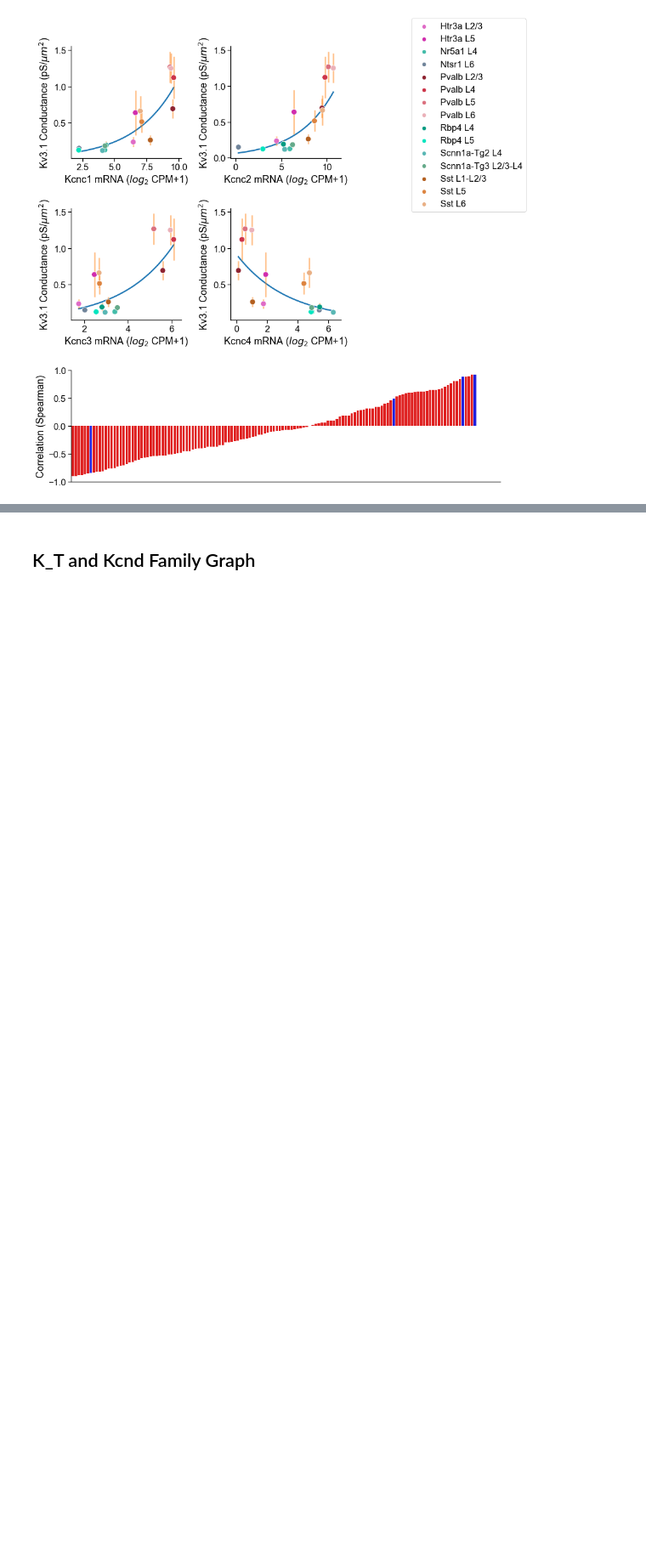
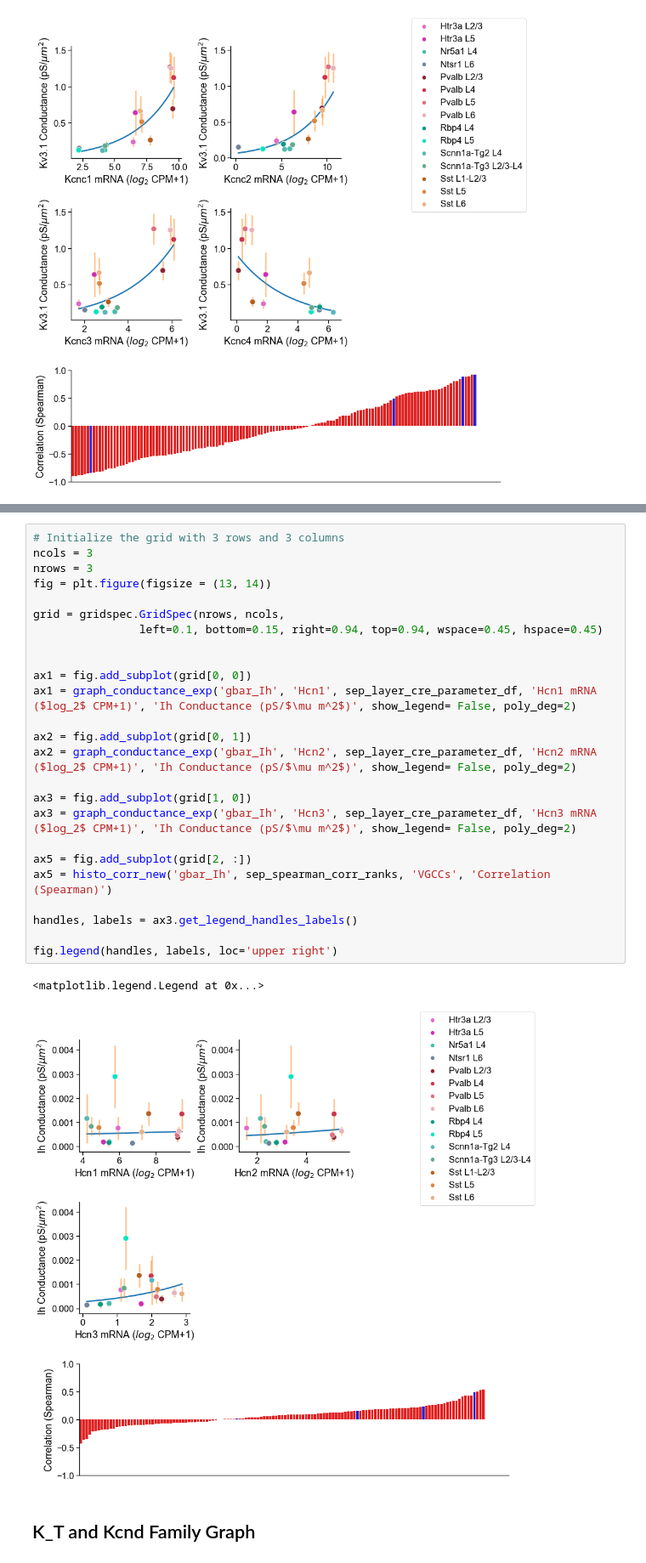
Before and after one commit to allen19981/Conductance_Parameter, a Jupyter notebook: Conductance parameter x Gene expression Graphs.ipynb, the cells around one changed output, grey strips where cells are left out. Shown at 85% size. Drawn from its saved outputs; the diff is of its cells as text; blank space fills up the shorter version.

```diff
--- a/Conductance parameter x Gene expression Graphs.ipynb
+++ b/Conductance parameter x Gene expression Graphs.ipynb
@@ -358,3 +342,31 @@ fig.legend(handles, labels, loc='upper right')
+# %%
+# Initialize the grid with 3 rows and 3 columns
+ncols = 3
+nrows = 3
+fig = plt.figure(figsize = (13, 14))
+
+grid = gridspec.GridSpec(nrows, ncols,
+                left=0.1, bottom=0.15, right=0.94, top=0.94, wspace=0.45, hspace=0.45)
+
+
+ax1 = fig.add_subplot(grid[0, 0])
+ax1 = graph_conductance_exp('gbar_Ih', 'Hcn1', sep_layer_cre_parameter_df, 'Hcn1 mRNA ($log_2$ CPM+1)', 'Ih Conductance (pS/$\mu m^2$)', show_legend= False, poly_deg=2)
+
+ax2 = fig.add_subplot(grid[0, 1])
+ax2 = graph_conductance_exp('gbar_Ih', 'Hcn2', sep_layer_cre_parameter_df, 'Hcn2 mRNA ($log_2$ CPM+1)', 'Ih Conductance (pS/$\mu m^2$)', show_legend= False, poly_deg=2)
+
+ax3 = fig.add_subplot(grid[1, 0])
+ax3 = graph_conductance_exp('gbar_Ih', 'Hcn3', sep_layer_cre_parameter_df, 'Hcn3 mRNA ($log_2$ CPM+1)', 'Ih Conductance (pS/$\mu m^2$)', show_legend= False, poly_deg=2)
+
+ax5 = fig.add_subplot(grid[2, :])
+ax5 = histo_corr_new('gbar_Ih', sep_spearman_corr_ranks, 'VGCCs', 'Correlation (Spearman)')
+
+handles, labels = ax3.get_legend_handles_labels()
+
+fig.legend(handles, labels, loc='upper right')
+# %% [output]
+<matplotlib.legend.Legend at 0x...>
+[figure, added]
 # %% [markdown]
 ## K_T and Kcnd Family Graph
 # %%
```
Also changed, not shown: parts of 2 cells of this notebook, 2 other files.
